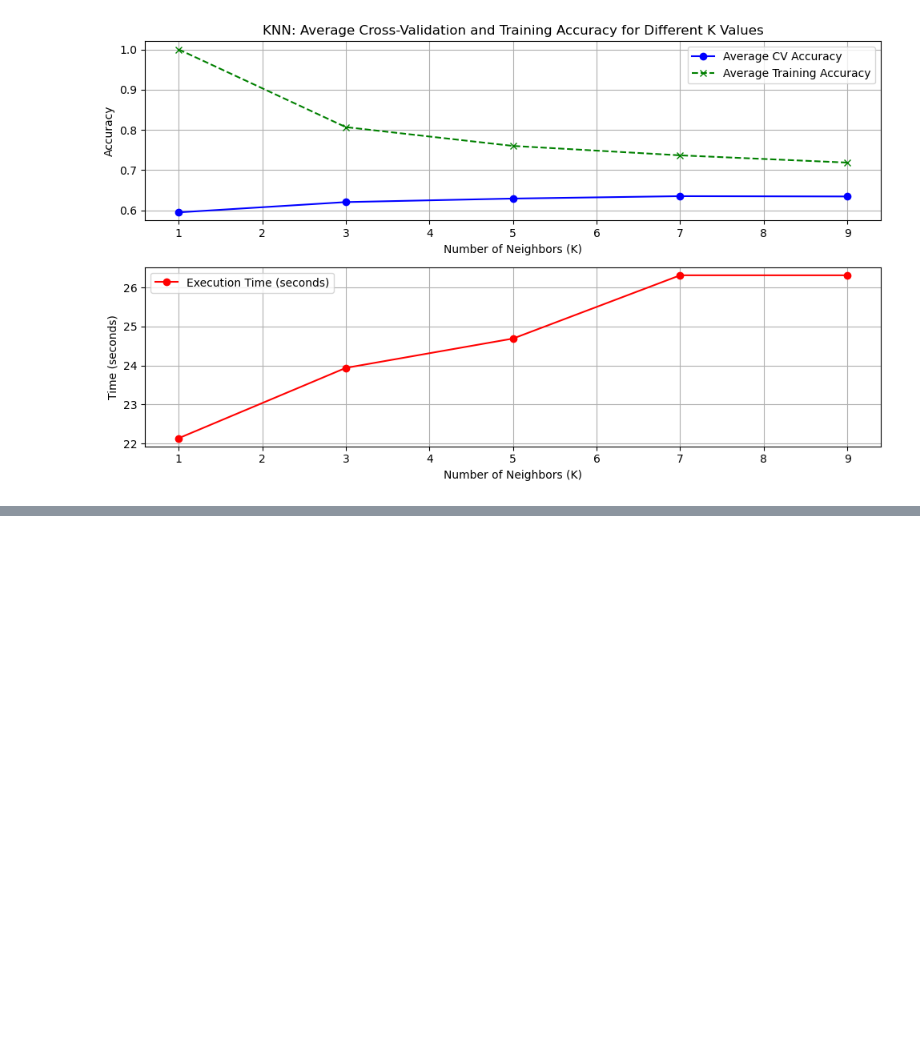
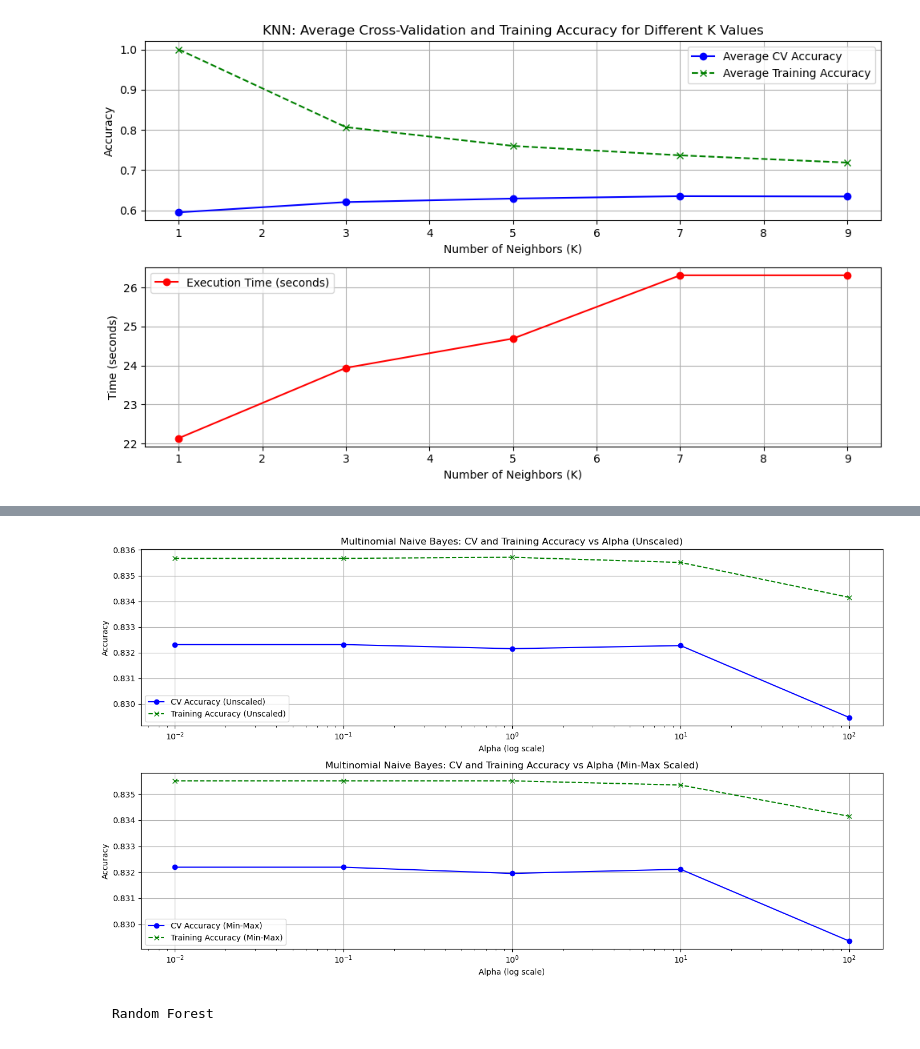
Before and after one commit to mencinas93/IMBM_Machine_Learning, a Jupyter notebook: Homework_3_Code.ipynb, the cells around one changed output, grey strips where cells are left out. Saved outputs shown, nothing was run; the diff lists cells and outputs as text; code cells hidden in the pictures; blank space fills up the shorter version.

```diff
--- a/Homework_3_Code.ipynb
+++ b/Homework_3_Code.ipynb
@@ -545,0 +510,76 @@ Multinomial Naive Bayes with alpha=100: Average CV accuracy = 0.8295, Training a
+# %%
+# Initialize Min-Max Scaler
+minmax_scaler = MinMaxScaler()
+
+# Define alpha values and KFold
+alpha_values = [0.01, 0.1, 1, 10, 100]
+kf = KFold(n_splits=4, shuffle=True, random_state=42)
+
+# Function to evaluate Multinomial Naive Bayes
+def evaluate_mnb(X, y, alpha_values):
+    results = {
+        'alpha': alpha_values,
+        'cv_accuracy': [],
+        'train_accuracy': [],
+        'execution_time': []
+    }
+
+    for alpha in alpha_values:
+        mnb = MultinomialNB(alpha=alpha)
+
+        start_time = time.time()
+        cv_scores = cross_val_score(mnb, X, y, cv=kf, scoring='accuracy')
+        elapsed_time = time.time() - start_time
+
+        avg_cv_accuracy = np.mean(cv_scores)
+        mnb.fit(X, y)
+        train_accuracy = mnb.score(X, y)
+
+        results['cv_accuracy'].append(avg_cv_accuracy)
+        results['train_accuracy'].append(train_accuracy)
+        results['execution_time'].append(elapsed_time)
+
+        print(f"Multinomial Naive Bayes with alpha={alpha}: "
+              f"Average CV accuracy = {avg_cv_accuracy:.4f}, "
+              f"Training accuracy = {train_accuracy:.4f}, "
+              f"Time taken = {elapsed_time:.2f} seconds")
+
+    return results
+
+# Evaluate with unscaled data
+print("Evaluating Multinomial Naive Bayes with unscaled data:")
+results_unscaled = evaluate_mnb(X_train.values, y_train, alpha_values)
+
+# Evaluate with Min-Max scaled data
+X_train_minmax = minmax_scaler.fit_transform(X_train)
+print("Evaluating Multinomial Naive Bayes with Min-Max scaled data:")
+results_minmax = evaluate_mnb(X_train_minmax, y_train, alpha_values)
+
+# Plotting results
+plt.figure(figsize=(14, 8))
+
+# Plotting for Unscaled Data
+plt.subplot(2, 1, 1)
+plt.plot(results_unscaled['alpha'], results_unscaled['cv_accuracy'], marker='o', linestyle='-', color='b', label='CV Accuracy (Unscaled)')
+plt.plot(results_unscaled['alpha'], results_unscaled['train_accuracy'], marker='x', linestyle='--', color='g', label='Training Accuracy (Unscaled)')
+plt.xscale('log')
+plt.title('Multinomial Naive Bayes: CV and Training Accuracy vs Alpha (Unscaled)')
+plt.xlabel('Alpha (log scale)')
+plt.ylabel('Accuracy')
+plt.grid(True)
+plt.legend()
+
+# Plotting for Min-Max Scaled Data
+plt.subplot(2, 1, 2)
+plt.plot(results_minmax['alpha'], results_minmax['cv_accuracy'], marker='o', linestyle='-', color='b', label='CV Accuracy (Min-Max)')
+plt.plot(results_minmax['alpha'], results_minmax['train_accuracy'], marker='x', linestyle='--', color='g', label='Training Accuracy (Min-Max)')
+plt.xscale('log')
+plt.title('Multinomial Naive Bayes: CV and Training Accuracy vs Alpha (Min-Max Scaled)')
+plt.xlabel('Alpha (log scale)')
+plt.ylabel('Accuracy')
+plt.grid(True)
+plt.legend()
+
+plt.tight_layout()
+plt.show()
+# %% [output]
@@ -545,0 +598,3 @@ Multinomial Naive Bayes with alpha=100: Average CV accuracy = 0.8295, Training a
+[figure, added]
+# %% [markdown]
+	Random Forest
```
Also changed, not shown: parts of 17 cells of this notebook.
